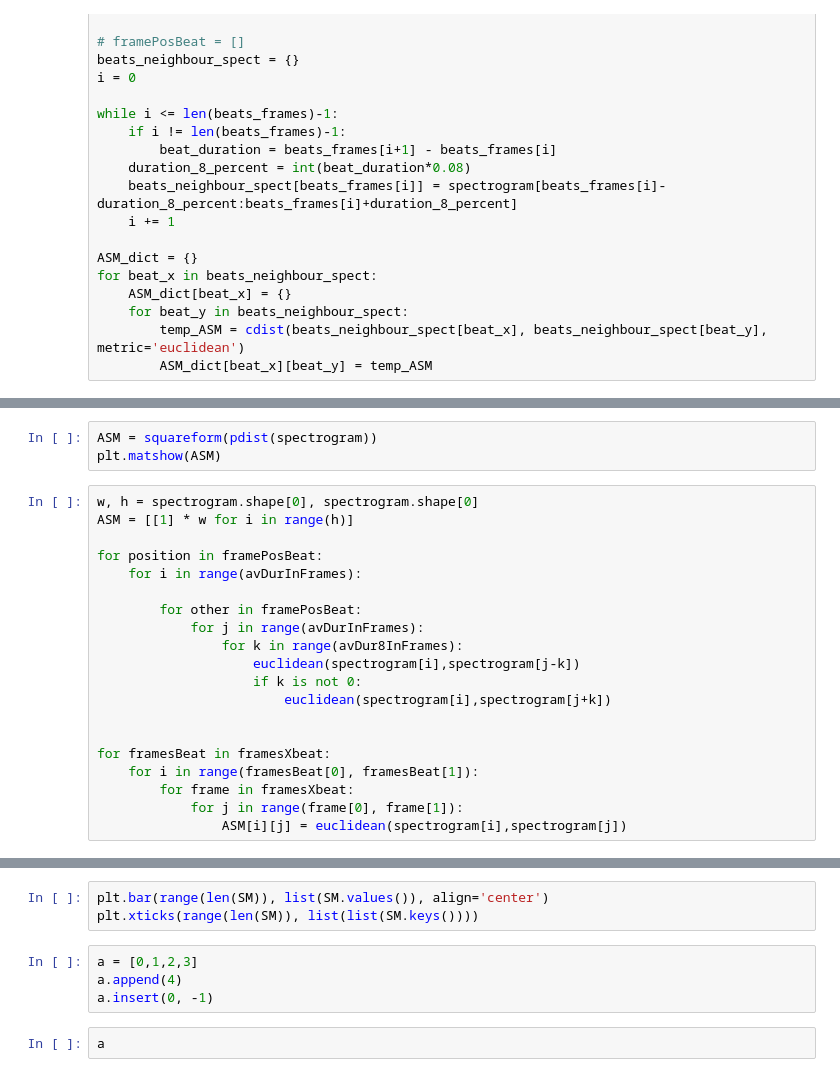
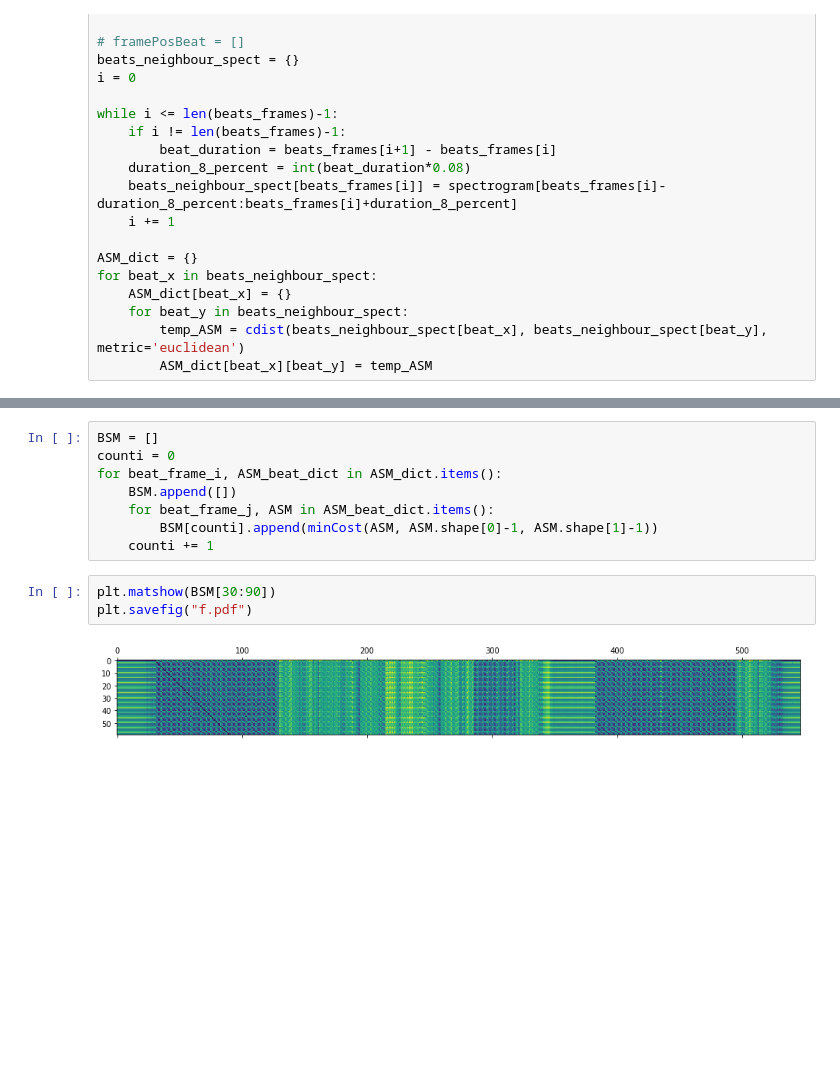
Before and after one commit to ljoglar/time_signature_estimations, a Jupyter notebook: Meter_Estimation.ipynb, the cells around one changed output, grey strips where cells are left out. Saved outputs shown, nothing was run; the diff lists cells and outputs as text; blank space fills up the shorter version.

```diff
--- a/Meter_Estimation.ipynb
+++ b/Meter_Estimation.ipynb
@@ -142,23 +139,0 @@ plt.matshow(A)
-# %%
-ASM = squareform(pdist(spectrogram))
-plt.matshow(ASM)
-# %%
-w, h = spectrogram.shape[0], spectrogram.shape[0]
-ASM = [[1] * w for i in range(h)]
-
-for position in framePosBeat:
-    for i in range(avDurInFrames):
-
-        for other in framePosBeat:
-            for j in range(avDurInFrames):
-                for k in range(avDur8InFrames):
-                    euclidean(spectrogram[i],spectrogram[j-k])
-                    if k is not 0:
-                        euclidean(spectrogram[i],spectrogram[j+k])
-
-
-for framesBeat in framesXbeat:
-    for i in range(framesBeat[0], framesBeat[1]):
-        for frame in framesXbeat:
-            for j in range(frame[0], frame[1]):
-                ASM[i][j] = euclidean(spectrogram[i],spectrogram[j])
@@ -216,9 +140,13 @@ print(SM)
-# %%
-plt.bar(range(len(SM)), list(SM.values()), align='center')
-plt.xticks(range(len(SM)), list(list(SM.keys())))
-# %%
-a = [0,1,2,3]
-a.append(4)
-a.insert(0, -1)
-# %%
-a
+# %%
+BSM = []
+counti = 0
+for beat_frame_i, ASM_beat_dict in ASM_dict.items():
+    BSM.append([])
+    for beat_frame_j, ASM in ASM_beat_dict.items():
+        BSM[counti].append(minCost(ASM, ASM.shape[0]-1, ASM.shape[1]-1))
+    counti += 1
+# %%
+plt.matshow(BSM[30:90])
+plt.savefig("f.pdf")
+# %% [output]
+[figure, added]
```
Also changed, not shown: parts of 16 cells of this notebook.
